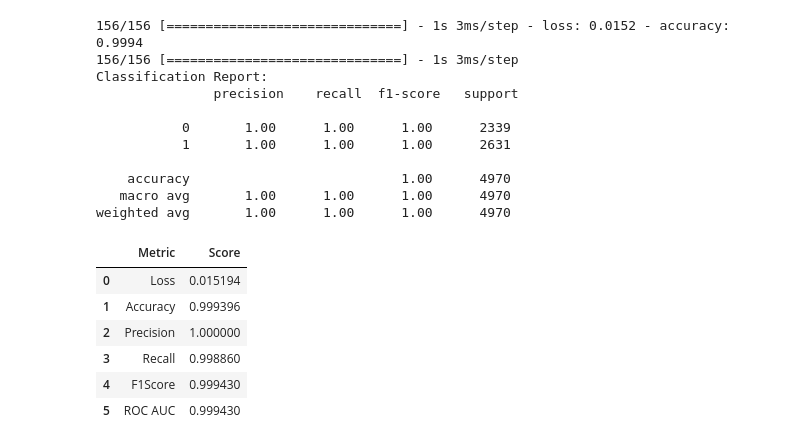
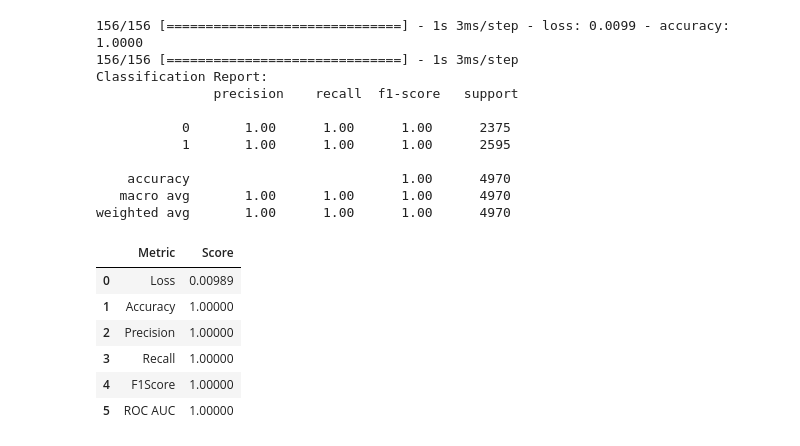
Before and after one commit to MauritzHaekli/stock-trend-predictor, a Jupyter notebook: scripts/predict_stock_trend.ipynb, the cells around one changed output. Drawn from its saved outputs; the diff is of its cells as text; code cells hidden in the pictures.

```diff
--- a/scripts/predict_stock_trend.ipynb
+++ b/scripts/predict_stock_trend.ipynb
@@ -1,14 +1,13 @@
 # %%
 import yaml
 import pandas as pd
-
 from utils.data_preprocessor import DataPreprocessor
 
 with open('../config.yaml', 'r') as config_file:
     config = yaml.safe_load(config_file)
 
-testing_file_path: str = "../data/indicators/AAPL_indicators.csv"
-test_df = pd.read_csv(testing_file_path)
+testing_file_path: str = "../data/indicators (1min)/NVDA_indicators.csv"
+test_df: pd.DataFrame = pd.read_csv(testing_file_path)
 
 test_processor = DataPreprocessor(test_df)
 
@@ -31,36 +22,37 @@ sns.heatmap(test_processor.target_data.corr(), annot=True, cmap="YlGnBu", fmt=".
 # %%
 from sklearn.metrics import classification_report
 from keras.models import load_model
 from utils.model_evaluator import ModelEvaluator
 
-model = load_model("../models/saved models/trained_StockTrendLSTM_model.keras")
+model_path: str = "../models/saved models/trained_StockTrendLSTM_model.keras"
+model = load_model(model_path)
+
 test_loss, test_accuracy = model.evaluate(X_test, y_test)
-
 y_pred_prob = model.predict(X_test)
 y_pred = (y_pred_prob > 0.5).astype(int)
 
 classification_report_output = classification_report(y_test, y_pred)
 print('Classification Report:\n', classification_report_output)
 
 model_evaluator = ModelEvaluator(test_loss, y_test, y_pred)
 metrics_df = model_evaluator.evaluation_metrics
 metrics_df
 # %% [output]
-156/156 [==============================] - 1s 3ms/step - loss: 0.0152 - accuracy: 0.9994
+156/156 [==============================] - 1s 3ms/step - loss: 0.0099 - accuracy: 1.0000
 156/156 [==============================] - 1s 3ms/step
 Classification Report:
                precision    recall  f1-score   support
 
-           0       1.00      1.00      1.00      2339
-           1       1.00      1.00      1.00      2631
+           0       1.00      1.00      1.00      2375
+           1       1.00      1.00      1.00      2595
 
     accuracy                           1.00      4970
    macro avg       1.00      1.00      1.00      4970
 weighted avg       1.00      1.00      1.00      4970
 |  | Metric | Score |
-| 0 | Loss | 0.015194 |
-| 1 | Accuracy | 0.999396 |
-| 2 | Precision | 1.000000 |
-| 3 | Recall | 0.998860 |
-| 4 | F1Score | 0.999430 |
-| 5 | ROC AUC | 0.999430 |
+| 0 | Loss | 0.00989 |
+| 1 | Accuracy | 1.00000 |
+| 2 | Precision | 1.00000 |
+| 3 | Recall | 1.00000 |
+| 4 | F1Score | 1.00000 |
+| 5 | ROC AUC | 1.00000 |
```
Also changed, not shown: parts of 7 cells of this notebook, 25 other files.
